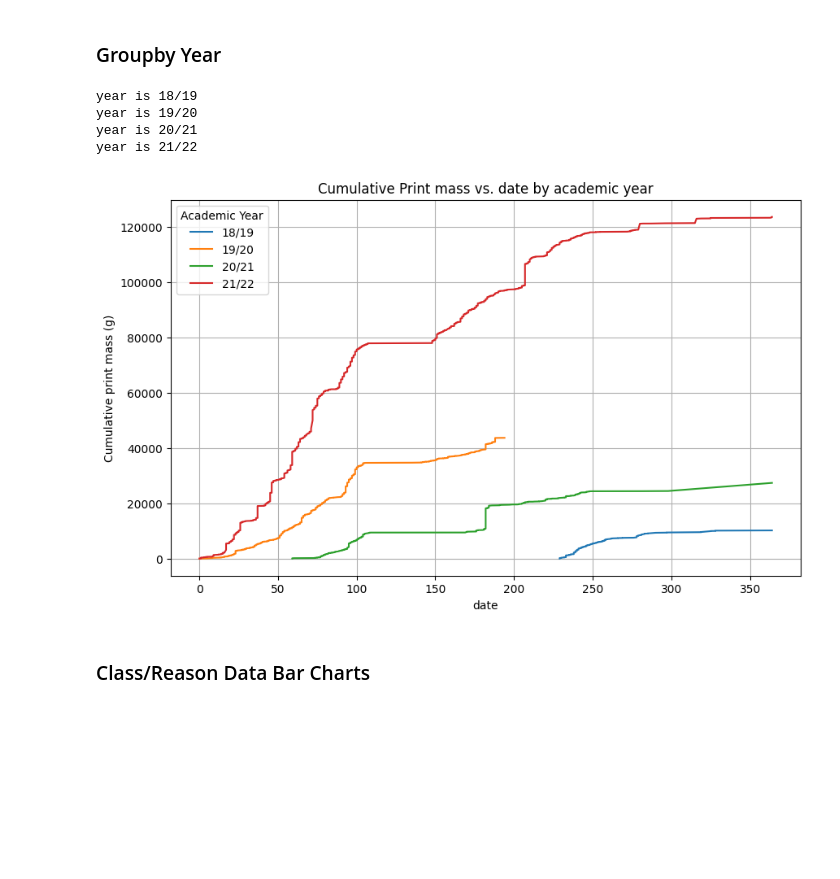
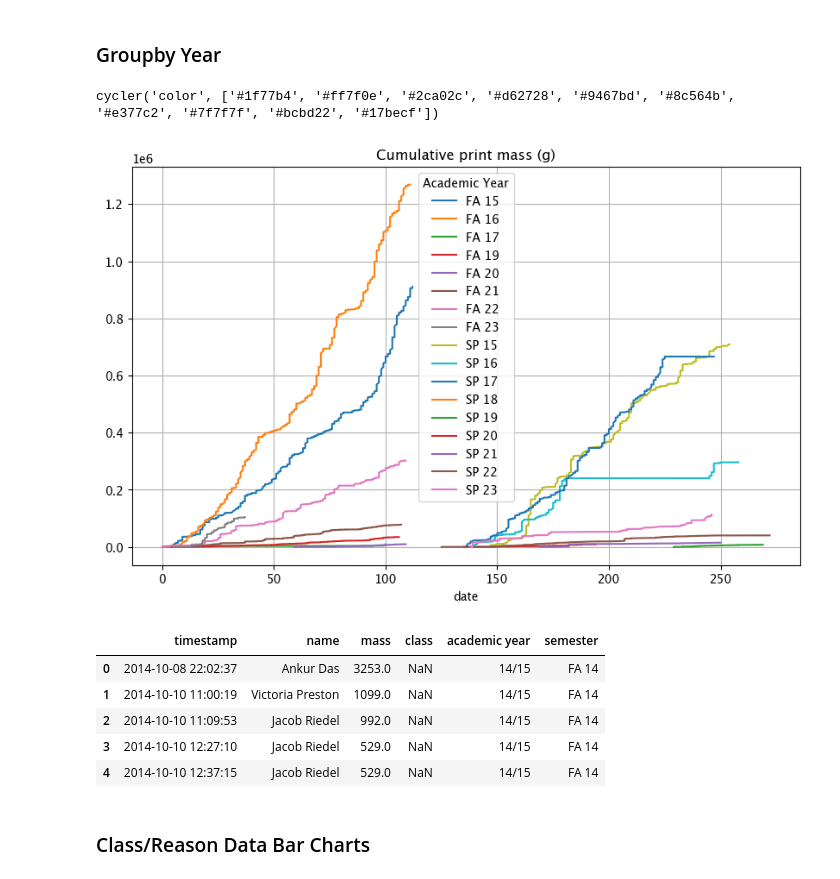
Before and after one commit to JohnnyMaBoi/olin-3d-printing, a Jupyter notebook: process_data.ipynb, the cells around one changed output. Cells and saved outputs as stored; diff of their text form; code cells hidden in the pictures; blank space fills up the shorter version.

Commit message:
made cumulative mass graph by semester

```diff
--- a/process_data.ipynb
+++ b/process_data.ipynb
@@ -251,57 +251,88 @@ def get_semester(timestamp:pd.Timestamp):
         str: Semester string, e.g. "SP21"
     """
     year = int(repr(timestamp.year)[-2:]) # lat two digits of year
-    if timestamp.month < 9: # before september spring semester
+    if 1 <= timestamp.month <= 5: # before september spring semester
         return f"SP {year}"
-    else:                   # after september: fall semester
+    elif 9 <= timestamp.month <= 12:                   # after september: fall semester
         return f"FA {year}"
 
 # add aacademic year column to df
 df["academic year"] = df["timestamp"].apply(lambda x: get_academic_year(x))
 df["semester"] = df["timestamp"].apply(lambda x: get_semester(x))
+# %%
+print(plt.rcParams["axes.prop_cycle"])
+# %% [output]
+cycler('color', ['#1f77b4', '#ff7f0e', '#2ca02c', '#d62728', '#9467bd', '#8c564b', '#e377c2', '#7f7f7f', '#bcbd22', '#17becf'])
 # %%
 def get_ac_year_day(timestamp: pd.Timestamp):
     """
     Get day of the academic year
 
     Args:
         timestamp (pd.Timestamp): timestamp to convert
     """
     if timestamp.month >=9:
        return timestamp.day_of_year - 244
     else:
         return timestamp.day_of_year + 365 - 244
 
 # Set up plot
 plt.figure(figsize=(10, 6))  # Optional: Set the figure size
-plt.title("Cumulative Print mass vs. date by academic year")
+# fig, (ax1, ax2) = plt.subplots(1, 2, sharey=True)
+
 plt.xlabel('date')
-plt.ylabel("Cumulative print mass (g)")
 plt.grid(True)
 
 
 
-# group data by academic year
-ac_year_groupby = df.groupby('academic year')[["timestamp", "mass"]]
+# group data by academic semester
+sem_groupby = df.groupby('semester')[["timestamp", "mass"]]
+
+p_year = 14
+color = "blue"
 
 # plot for each academic year on same axes
-for ac_year, _df in ac_year_groupby:
-    if ac_year in ["14/15", "15/16", "16/17", "17/18", "23/24", "22/23"]:    #"17/18",, "19/20", "18/19", "20/21"
+for sem, _df in sem_groupby:
+    # if sem in ["14/15", "15/16", "16/17", "17/18", "23/24", "22/23"]:    #"17/18",, "19/20", "18/19", "20/21"]
+    #     pass
+    # else:
+    #     # plt.plot(_df["timestamp"].apply(lambda x: get_ac_year_day(x)), _df["mass"].cumsum(), label=f'{ac_year}')
+    #     plt.plot(_df["timestamp"].apply(lambda x: get_ac_year_day(x)), _df["mass"].cumsum(), label=f'{sem[:2]}')
+    year = sem[-2:]
+
+    # # cycle color
+    # if year != p_year:
+    #     color = next(ax1._get_lines.prop_cycler)['color']
+
+    # p_year = year
+
+    if year in ["14"]:    #"17/18",, "19/20", "18/19", "20/21"]
         pass
     else:
-        print(f"year is {ac_year}")
-        plt.plot(_df["timestamp"].apply(lambda x: get_ac_year_day(x)), _df["mass"].cumsum(), label=f'{ac_year}')
-    # print(_df.head())
+        plt.plot(_df["timestamp"].apply(lambda x: get_ac_year_day(x)), _df["mass"].cumsum(), label=f'{sem}')
+
+# Set y-axis label for left subplot only
+plt.title('Cumulative print mass (g)')
+# plt.set_title("Fall")
+# plt.set_title("Spring")
+# plt.title("Cumulative Print mass vs. date by academic year and semester")
+# Add title to subplot
+# plt.suptitle(' Cumulative Print mass vs. date by academic year and semester ', fontsize=20)
 
 # Display the plot
 plt.legend(title="Academic Year")
+# plt.legend(title="Academic Year")
 plt.show()
+
+df.head()
 # %% [output]
-year is 18/19
-year is 19/20
-year is 20/21
-year is 21/22
-[figure, old version]
+[figure, new version]
+|  | timestamp | name | mass | class | academic year | semester |
+| 0 | 2014-10-08 22:02:37 | Ankur Das | 3253.0 | NaN | 14/15 | FA 14 |
+| 1 | 2014-10-10 11:00:19 | Victoria Preston | 1099.0 | NaN | 14/15 | FA 14 |
+| 2 | 2014-10-10 11:09:53 | Jacob Riedel | 992.0 | NaN | 14/15 | FA 14 |
+| 3 | 2014-10-10 12:27:10 | Jacob Riedel | 529.0 | NaN | 14/15 | FA 14 |
+| 4 | 2014-10-10 12:37:15 | Jacob Riedel | 529.0 | NaN | 14/15 | FA 14 |
 # %% [markdown]
 ### Class/Reason Data Bar Charts
 # %%
```
Also changed, not shown: parts of 5 cells of this notebook.
